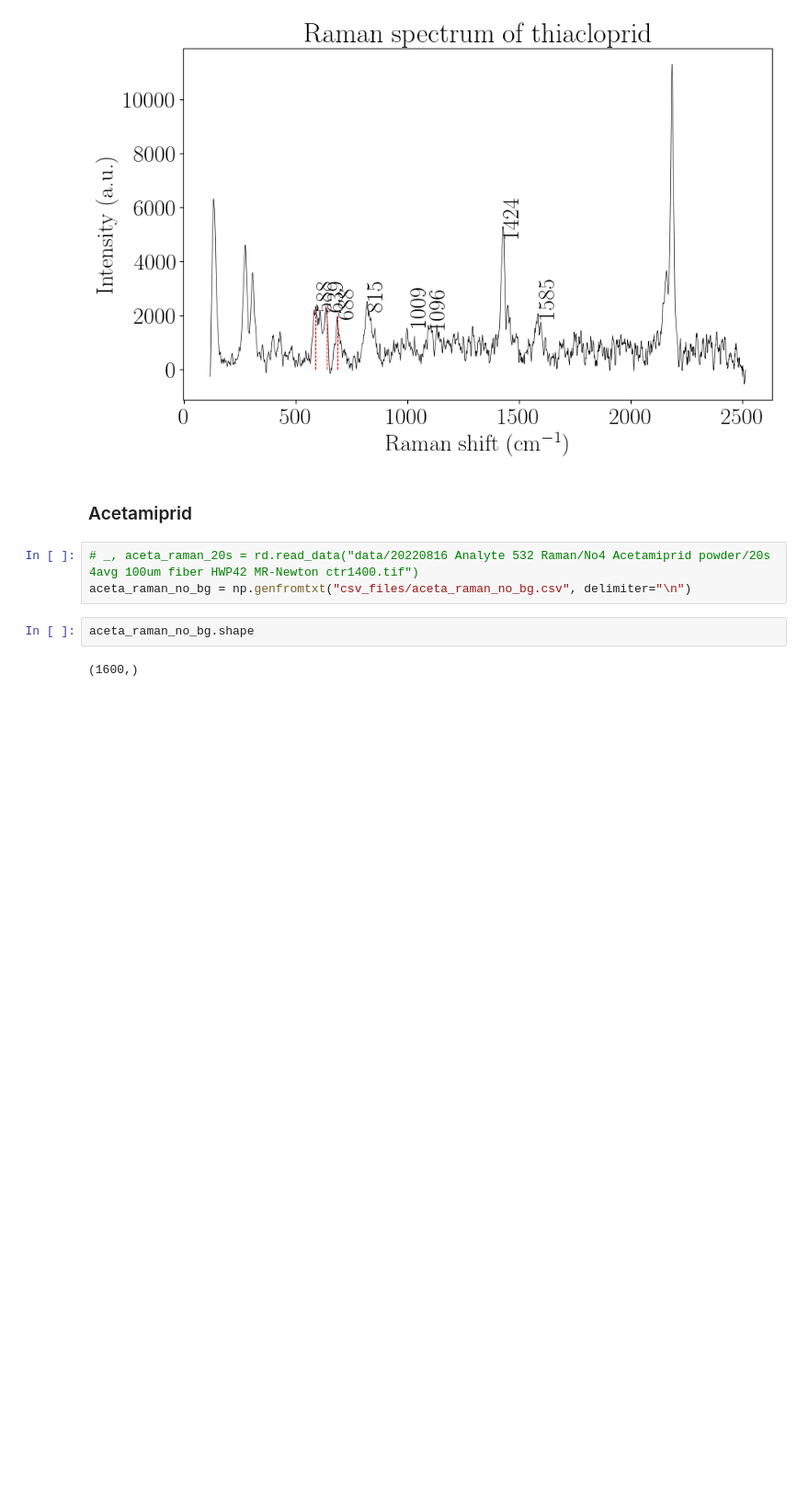
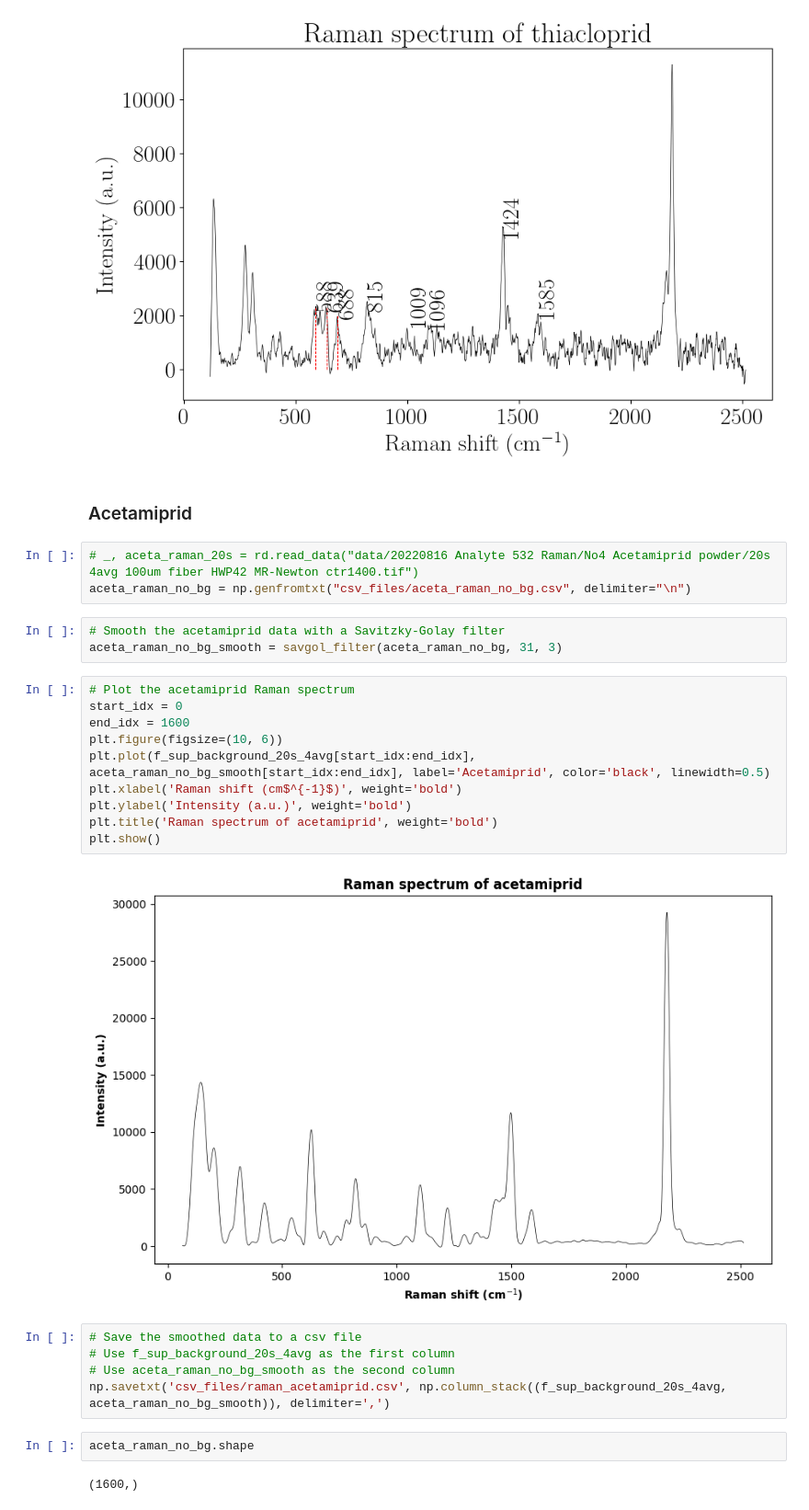
Before and after one commit to anva-kn/Raman, a Jupyter notebook: Raman&SERS.ipynb, the cells around one changed output. Shown at 92% size. Cells and saved outputs as stored; diff of their text form; blank space fills up the shorter version.

```diff
--- a/Raman&SERS.ipynb
+++ b/Raman&SERS.ipynb
@@ -212,6 +230,26 @@ plt.show()
 # %%
 # _, aceta_raman_20s = rd.read_data("data/20220816 Analyte 532 Raman/No4 Acetamiprid powder/20s 4avg 100um fiber HWP42 MR-Newton ctr1400.tif")
 aceta_raman_no_bg = np.genfromtxt("csv_files/aceta_raman_no_bg.csv", delimiter="\n")
+# %%
+# Smooth the acetamiprid data with a Savitzky-Golay filter
+aceta_raman_no_bg_smooth = savgol_filter(aceta_raman_no_bg, 31, 3)
+# %%
+# Plot the acetamiprid Raman spectrum
+start_idx = 0
+end_idx = 1600
+plt.figure(figsize=(10, 6))
+plt.plot(f_sup_background_20s_4avg[start_idx:end_idx], aceta_raman_no_bg_smooth[start_idx:end_idx], label='Acetamiprid', color='black', linewidth=0.5)
+plt.xlabel('Raman shift (cm$^{-1}$)', weight='bold')
+plt.ylabel('Intensity (a.u.)', weight='bold')
+plt.title('Raman spectrum of acetamiprid', weight='bold')
+plt.show()
+# %% [output]
+[figure, added]
+# %%
+# Save the smoothed data to a csv file
+# Use f_sup_background_20s_4avg as the first column
+# Use aceta_raman_no_bg_smooth as the second column
+np.savetxt('csv_files/raman_acetamiprid.csv', np.column_stack((f_sup_background_20s_4avg, aceta_raman_no_bg_smooth)), delimiter=',')
 # %%
 aceta_raman_no_bg.shape
 # %% [output]
```
Also changed, not shown: parts of 4 cells of this notebook, 2 other files.
